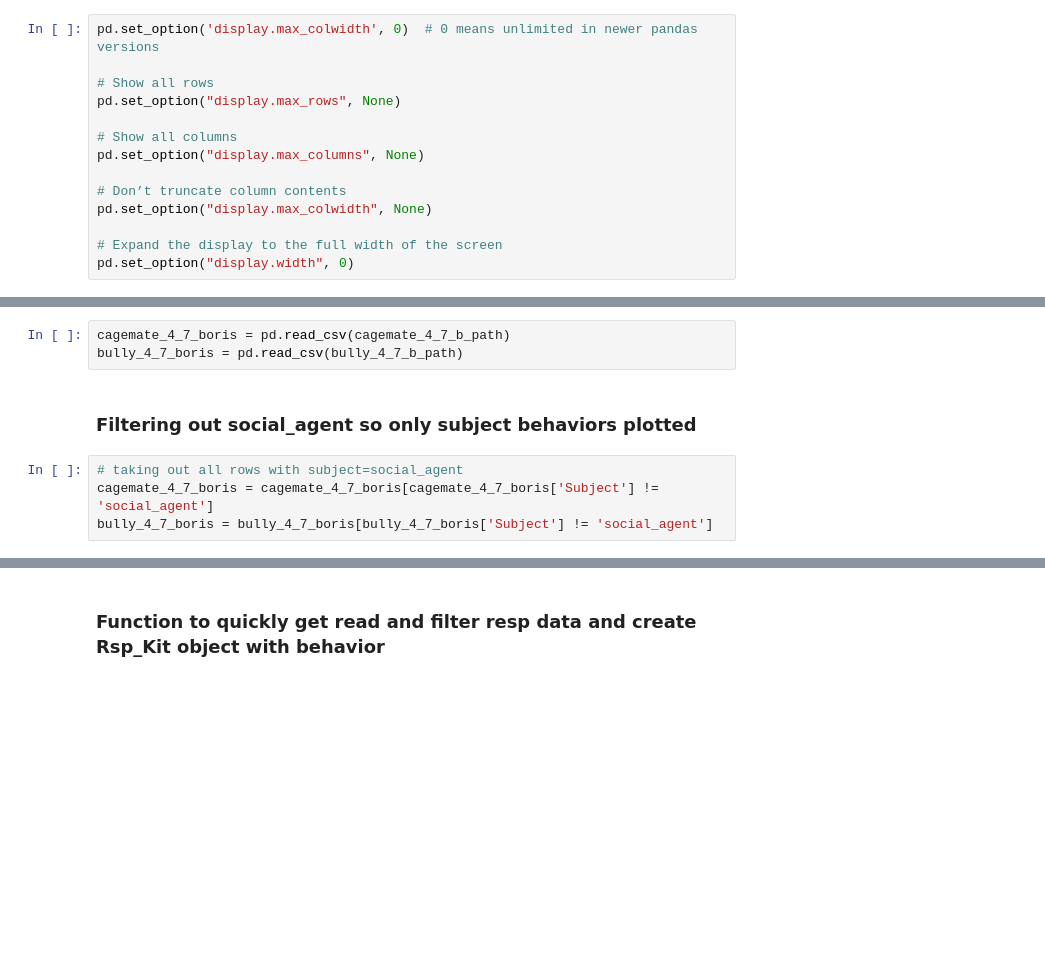
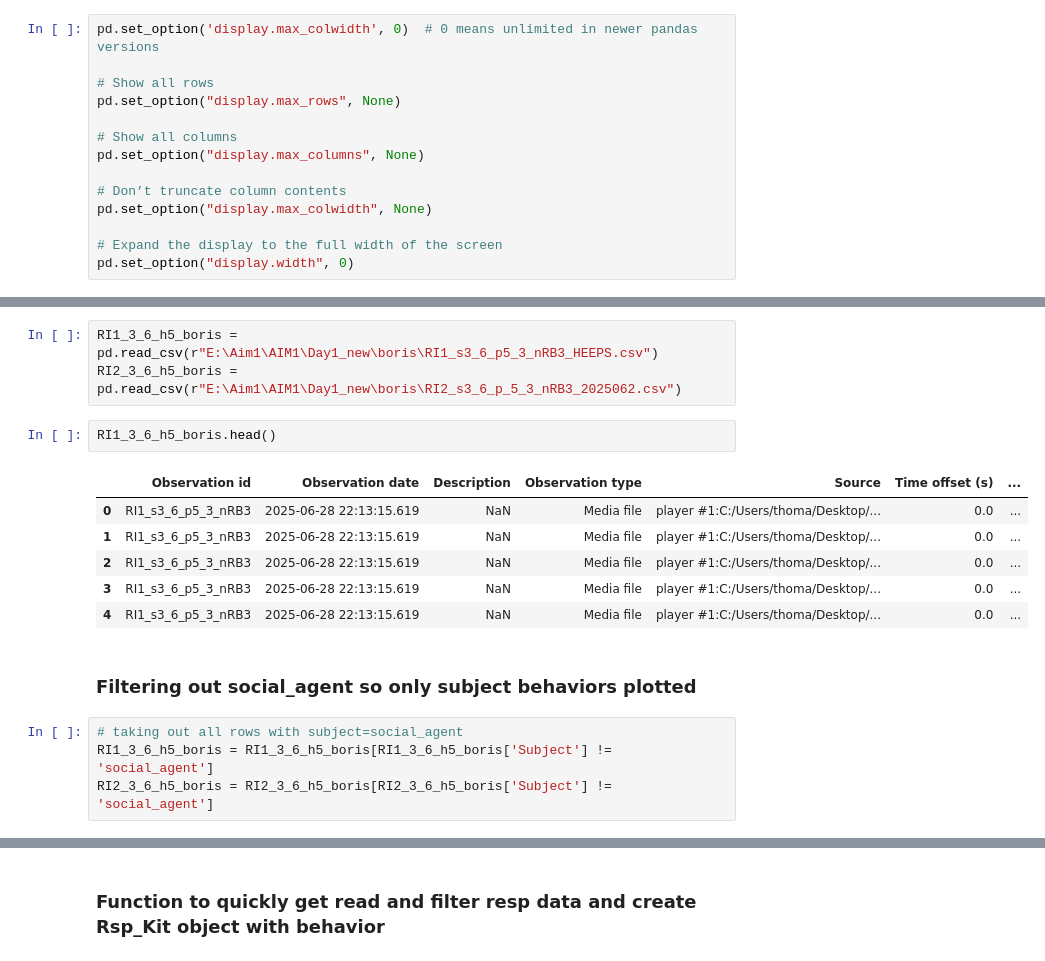
Before and after one commit to padillacoreanolab/respiratory_pilot, a Jupyter notebook: notebooks/thomas_notebooks/Sequioa_resp_behavior.ipynb, the cells around one changed output, grey strips where cells are left out. Drawn from its saved outputs; the diff is of its cells as text; blank space fills up the shorter version.

```diff
--- a/notebooks/thomas_notebooks/Sequioa_resp_behavior.ipynb
+++ b/notebooks/thomas_notebooks/Sequioa_resp_behavior.ipynb
@@ -30,10 +46,19 @@ bully_4_7_b_path = r"C:\Users\thoma\Code\ResearchCode\respiratory_pilot\Data\beh
 # %%
-cagemate_4_7_boris = pd.read_csv(cagemate_4_7_b_path)
-bully_4_7_boris = pd.read_csv(bully_4_7_b_path)
+RI1_3_6_h5_boris = pd.read_csv(r"E:\Aim1\AIM1\Day1_new\boris\RI1_s3_6_p5_3_nRB3_HEEPS.csv")
+RI2_3_6_h5_boris = pd.read_csv(r"E:\Aim1\AIM1\Day1_new\boris\RI2_s3_6_p_5_3_nRB3_2025062.csv")
+# %%
+RI1_3_6_h5_boris.head()
+# %% [output]
+|  | Observation id | Observation date | Description | Observation type | Source | Time offset (s) | ... |
+| 0 | RI1_s3_6_p5_3_nRB3 | 2025-06-28 22:13:15.619 | NaN | Media file | player #1:C:/Users/thoma/Desktop/... | 0.0 | ... |
+| 1 | RI1_s3_6_p5_3_nRB3 | 2025-06-28 22:13:15.619 | NaN | Media file | player #1:C:/Users/thoma/Desktop/... | 0.0 | ... |
+| 2 | RI1_s3_6_p5_3_nRB3 | 2025-06-28 22:13:15.619 | NaN | Media file | player #1:C:/Users/thoma/Desktop/... | 0.0 | ... |
+| 3 | RI1_s3_6_p5_3_nRB3 | 2025-06-28 22:13:15.619 | NaN | Media file | player #1:C:/Users/thoma/Desktop/... | 0.0 | ... |
+| 4 | RI1_s3_6_p5_3_nRB3 | 2025-06-28 22:13:15.619 | NaN | Media file | player #1:C:/Users/thoma/Desktop/... | 0.0 | ... |
 # %% [markdown]
 ### Filtering out social_agent so only subject behaviors plotted
 # %%
 # taking out all rows with subject=social_agent
-cagemate_4_7_boris = cagemate_4_7_boris[cagemate_4_7_boris['Subject'] != 'social_agent']
-bully_4_7_boris = bully_4_7_boris[bully_4_7_boris['Subject'] != 'social_agent']
+RI1_3_6_h5_boris = RI1_3_6_h5_boris[RI1_3_6_h5_boris['Subject'] != 'social_agent']
+RI2_3_6_h5_boris = RI2_3_6_h5_boris[RI2_3_6_h5_boris['Subject'] != 'social_agent']
 # %%
```
Also changed, not shown: parts of 8 cells of this notebook, 7 other files.
